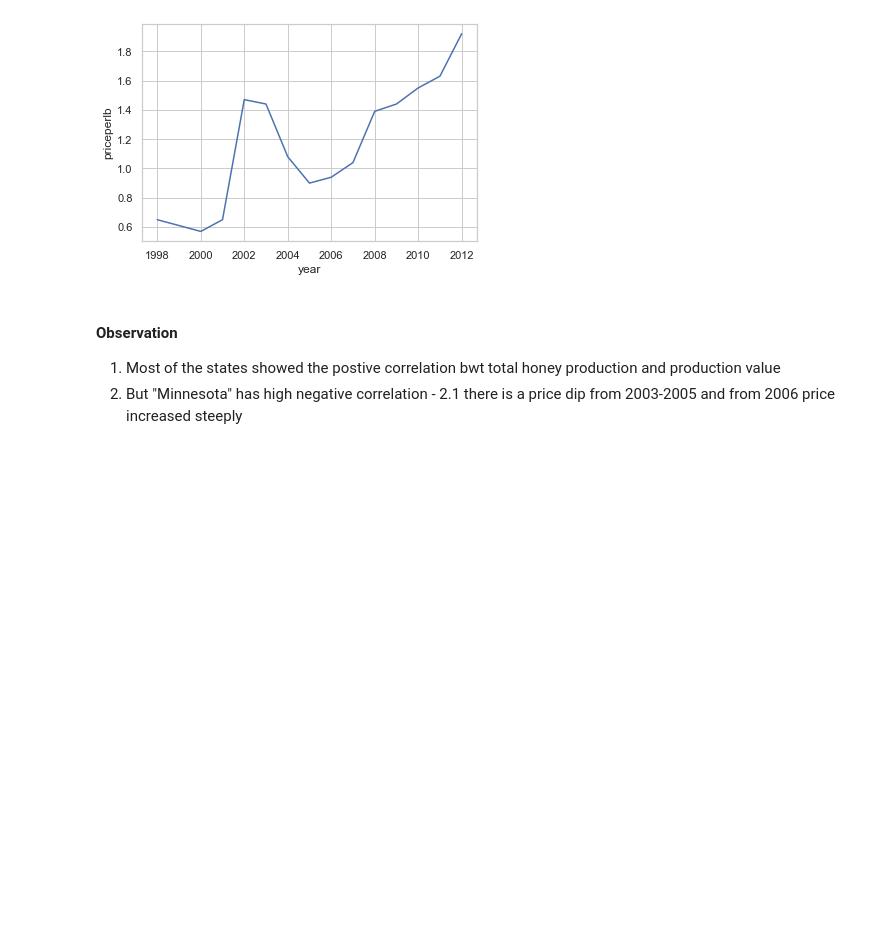
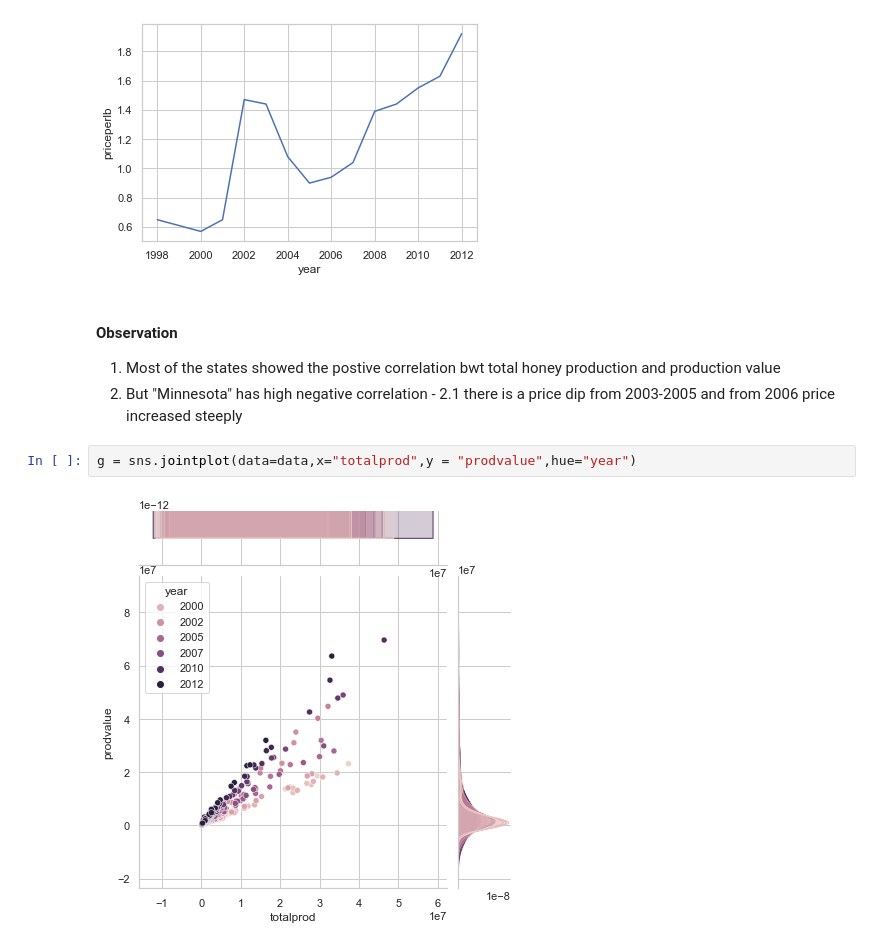
Before and after one commit to baalasangar/exploratory_data_analysis, a Jupyter notebook: usa_honeyproduction/analysis.ipynb, the cells around one changed output. Saved outputs shown, nothing was run; the diff lists cells and outputs as text; blank space fills up the shorter version.

```diff
--- a/usa_honeyproduction/analysis.ipynb
+++ b/usa_honeyproduction/analysis.ipynb
@@ -255,3 +255,7 @@ plt.show()
 1. Most of the states showed the postive correlation bwt total honey production and production value
 2. But "Minnesota" has high negative correlation -
     2.1 there is a price dip from 2003-2005 and from 2006 price increased steeply
+# %%
+g = sns.jointplot(data=data,x="totalprod",y = "prodvalue",hue="year")
+# %% [output]
+[figure, added]
```
Also changed, not shown: parts of 1 cell of this notebook, 2 other files.
